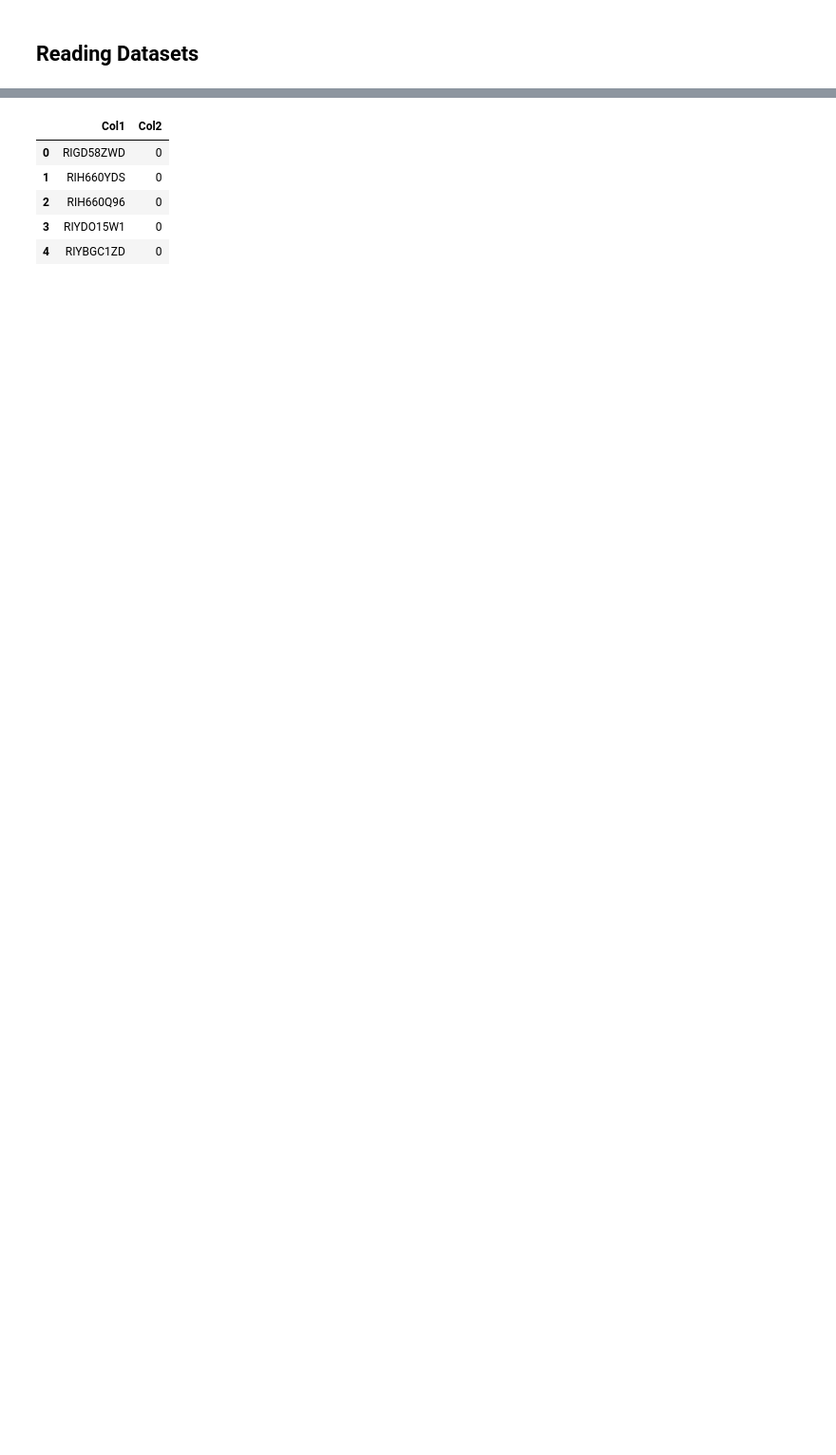
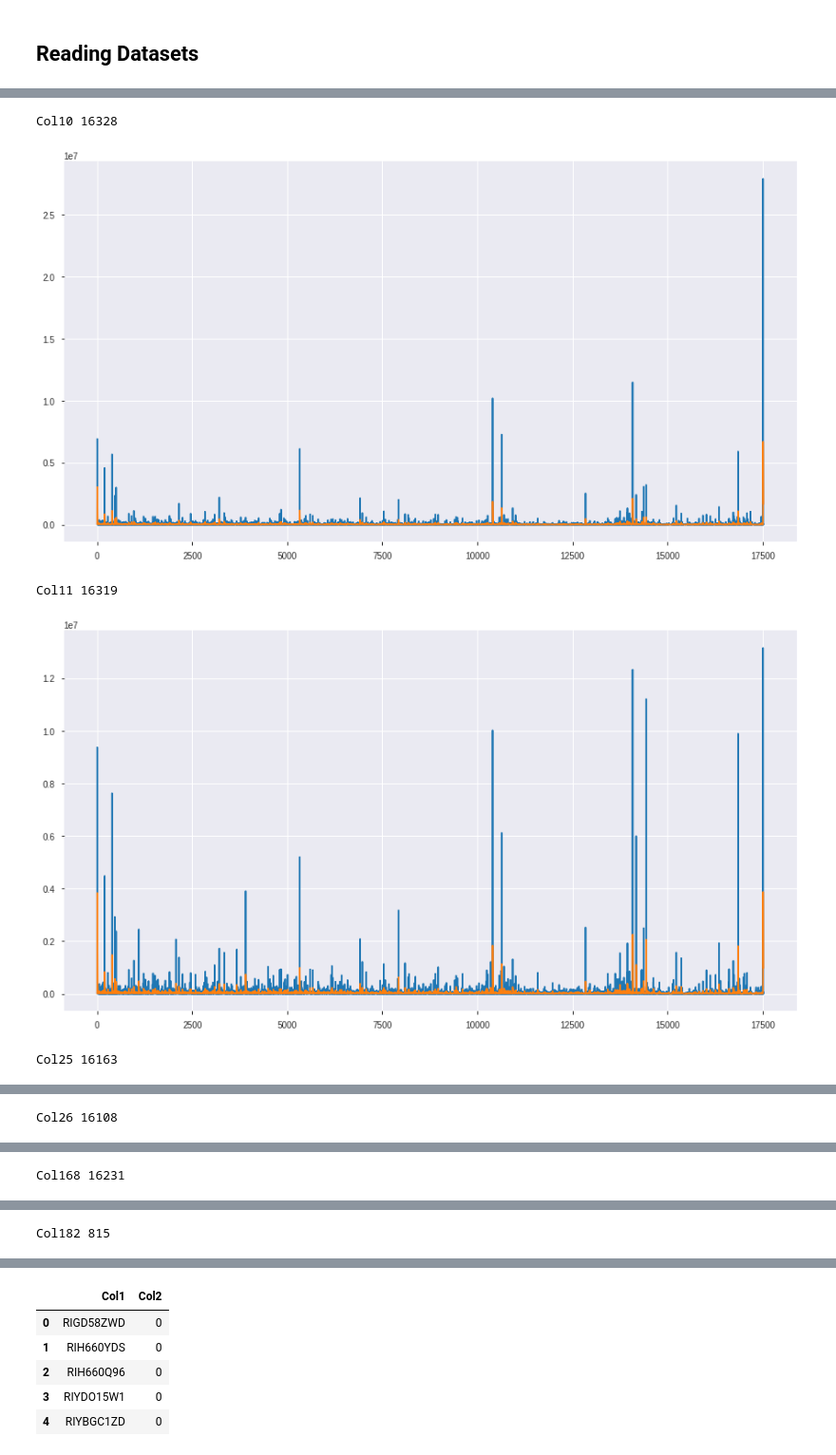
Before and after one commit to shivam13juna/HDFC_HackerEarth_Sep20, a Jupyter notebook: main_code_train-Copy1.ipynb, the cells around one changed output, grey strips where cells are left out. Shown at 95% size. Saved outputs shown, nothing was run; the diff lists cells and outputs as text; code cells hidden in the pictures; blank space fills up the shorter version.

```diff
--- a/main_code_train-Copy1.ipynb
+++ b/main_code_train-Copy1.ipynb
@@ -104,0 +74,2 @@ LGBMClassifier(boosting_type='gbdt', class_weight=None, colsample_bytree=1.0,
+# %%
+mis_col = missing_value_df[missing_value_df['percent_missing']<5].sort_values('percent_missing', ascending=False).column_name.values.tolist()
@@ -104,0 +84,16 @@ LGBMClassifier(boosting_type='gbdt', class_weight=None, colsample_bytree=1.0,
+# %%
+rf = RandomForestClassifier()
+
+
+#Creating features from training dataset
+features1 = train[mis_col]
+
+
+targets = train['Col2']
+
+rf.fit(features1, targets)
+
+feature_importances = pd.DataFrame(rf.feature_importances_,
+                                   index = mis_col,
+                                    columns=['importance']).sort_values('importance',ascending=False)
+print(feature_importances)
@@ -104,0 +125,4 @@ LGBMClassifier(boosting_type='gbdt', class_weight=None, colsample_bytree=1.0,
+# %%
+thres_col.remove('Col32')
+# %%
+thres_col.remove('Col33')
@@ -104,0 +132,17 @@ LGBMClassifier(boosting_type='gbdt', class_weight=None, colsample_bytree=1.0,
+# %%
+for i in thres_col:
+    if train[i].nunique() >= 11:
+        print(i, train[i].nunique())
+        plt.figure(figsize=(15, 8))
+        plt.plot(train[i])
+        train[i] = train[i].ewm(span = 10).mean()
+        plt.plot(train[i])
+        plt.show()
+
+#         print(train[i].value_counts())
+# %% [output]
+Col10 16328
+[figure, added]
+Col11 16319
+[figure, added]
+Col25 16163
@@ -104,0 +150 @@ LGBMClassifier(boosting_type='gbdt', class_weight=None, colsample_bytree=1.0,
+Col26 16108
@@ -104,0 +152 @@ LGBMClassifier(boosting_type='gbdt', class_weight=None, colsample_bytree=1.0,
+Col168 16231
@@ -104,0 +154 @@ LGBMClassifier(boosting_type='gbdt', class_weight=None, colsample_bytree=1.0,
+Col182 815
```
Also changed, not shown: parts of 53 cells of this notebook, 2 other files.
